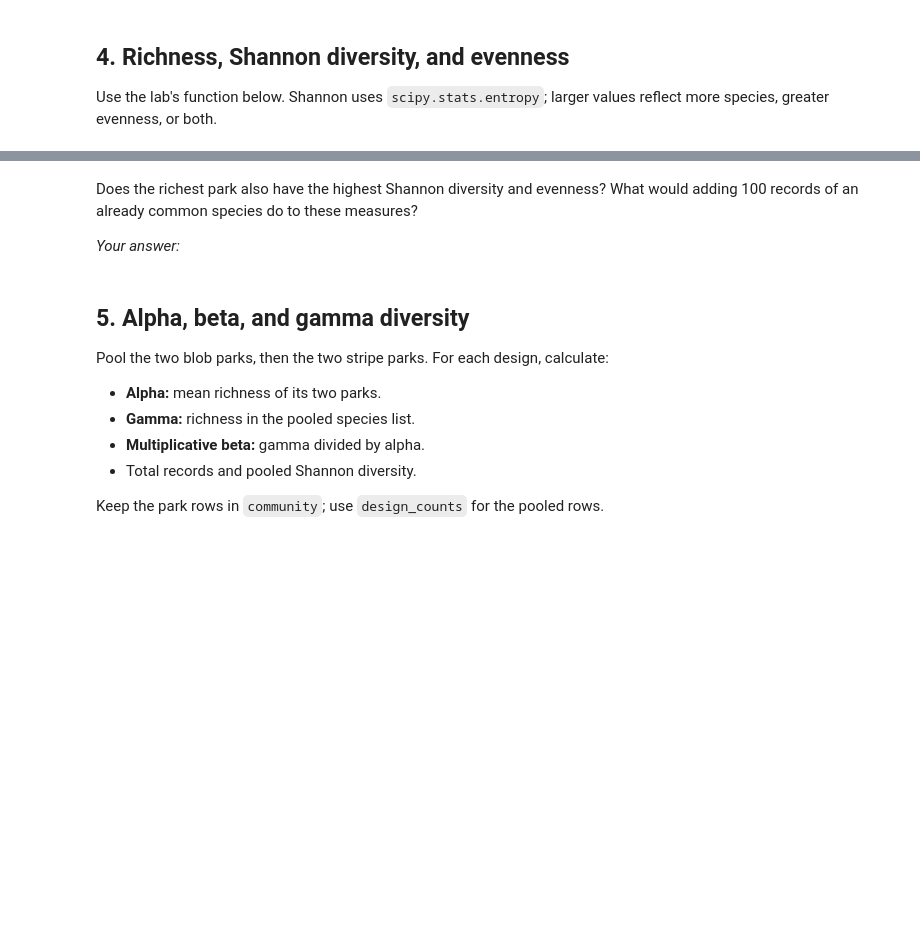
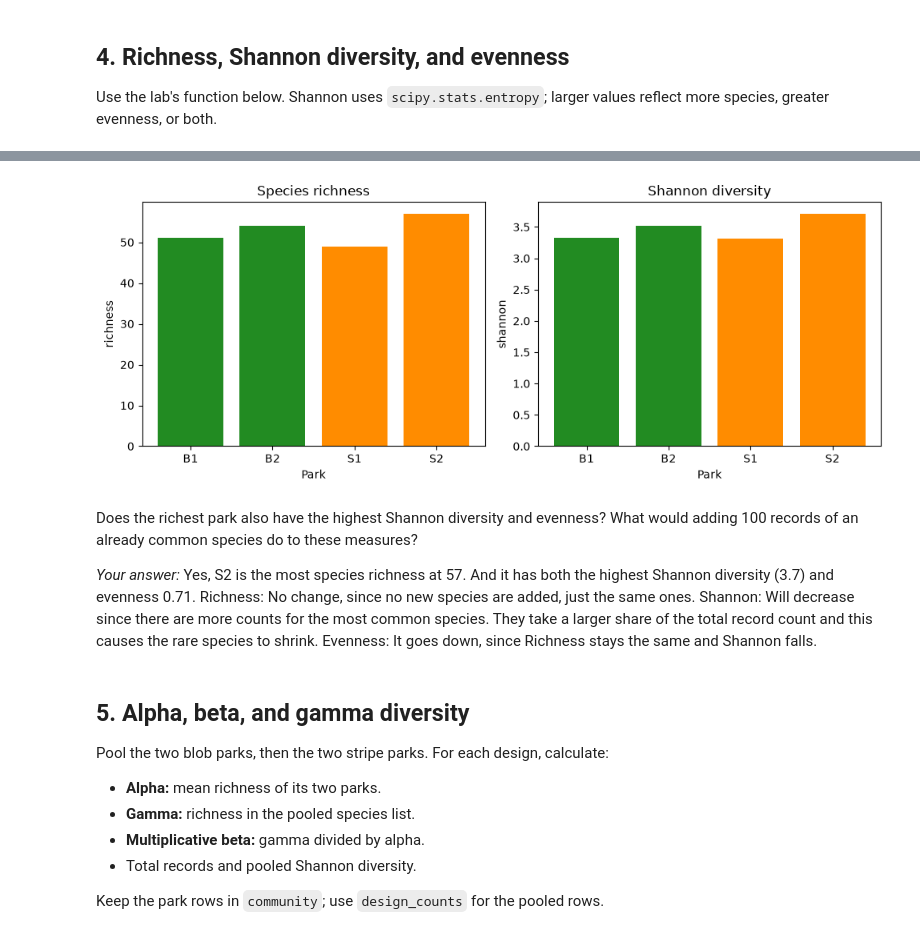
Before and after one commit to Ruddyduck13/BIO597-SpatialBiodiversity, a Jupyter notebook: docs/assignments/Assignment-10-SpatialCommunityComposition.ipynb, the cells around one changed output, grey strips where cells are left out. Drawn from its saved outputs; the diff is of its cells as text; code cells hidden in the pictures; blank space fills up the shorter version.

```diff
--- a/docs/assignments/Assignment-10-SpatialCommunityComposition.ipynb
+++ b/docs/assignments/Assignment-10-SpatialCommunityComposition.ipynb
@@ -116,3 +186,10 @@ def diversity(community_counts):
 # Add park names and scenarios from parks.
 # Add evenness = np.exp(shannon) / richness, as in Lab10.
 # Display the table and make a simple richness or Shannon plot.
+
+park_metrics = diversity(community)
+park_metrics["park_name"] = parks.loc[park_metrics.index, "park_name"]
+park_metrics["scenario"] = parks.loc[park_metrics.index, "scenario"]
+park_metrics["evenness"] = np.exp(park_metrics["shannon"]) / park_metrics["richness"]
+
+display(park_metrics)
@@ -119,8 +203,28 @@ def diversity(community_counts):
+# %%
+fig, axes = plt.subplots(1, 2, figsize=(10, 4))
+
+for ax, metric, title in zip(
+    axes, ["richness", "shannon"], ["Species richness", "Shannon diversity"]
+):
+    ax.bar(
+        park_metrics.index,
+        park_metrics[metric],
+        color=[COLORS[s] for s in park_metrics.scenario],
+    )
+    ax.set_title(title)
+    ax.set_xlabel("Park")
+    ax.set_ylabel(metric)
+
+plt.tight_layout()
+plt.show()
+# %% [output]
+[figure, added]
 # %% [markdown]
 Does the richest park also have the highest Shannon diversity and evenness?
 What would adding 100 records of an already common species do to these measures?
 
-*Your answer:*
+*Your answer:* Yes, S2 is the most species richness at 57. And it has both the highest Shannon diversity (3.7) and evenness 0.71.
+Richness: No change, since no new species are added, just the same ones. Shannon: Will decrease since there are more counts for the most common species. They take a larger share of the total record count and this causes the rare species to shrink. Evenness: It goes down, since Richness stays the same and Shannon falls.
 # %% [markdown]
 ## 5. Alpha, beta, and gamma diversity
 
```
Also changed, not shown: parts of 44 cells of this notebook.
